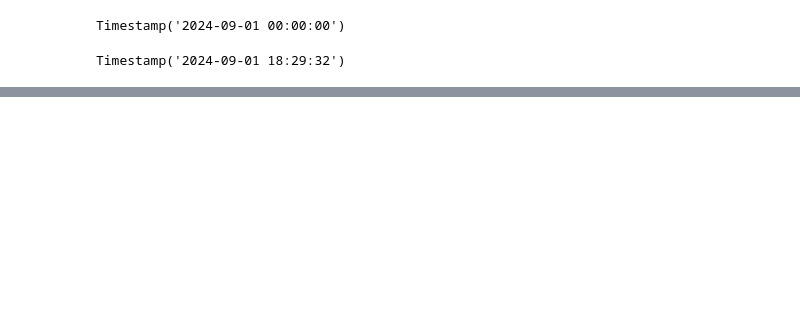
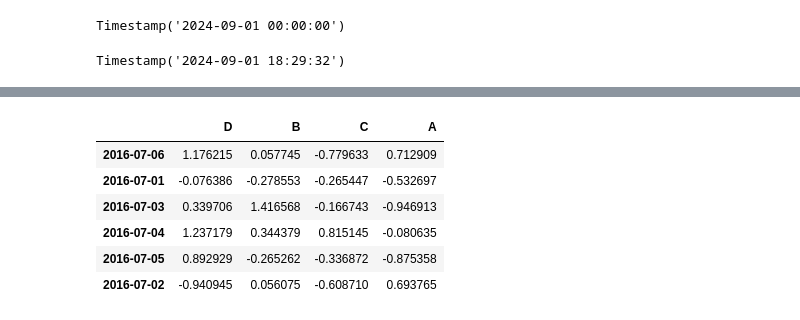
Before and after one commit to bhj8286/Data-mining, a Jupyter notebook: 수업 실습/데이터_마이닝_실습_코드.ipynb, the cells around one changed output, grey strips where cells are left out. Cells and saved outputs as stored; diff of their text form; code cells hidden in the pictures; blank space fills up the shorter version.

```diff
--- a/수업 실습/데이터_마이닝_실습_코드.ipynb
+++ b/수업 실습/데이터_마이닝_실습_코드.ipynb
@@ -727,0 +799,14 @@ print(now_format)
+# %%
+dates = df2.index
+random_dates= np.random.permutation(dates) # index의순서를섞는다.
+# index의순서를유지, 열의이름들을부여한다
+df2 = df2.reindex(index=random_dates, columns=["D", "B", "C", "A"])
+df2
+# %% [output]
+|  | D | B | C | A |
+| 2016-07-06 | 1.176215 | 0.057745 | -0.779633 | 0.712909 |
+| 2016-07-01 | -0.076386 | -0.278553 | -0.265447 | -0.532697 |
+| 2016-07-03 | 0.339706 | 1.416568 | -0.166743 | -0.946913 |
+| 2016-07-04 | 1.237179 | 0.344379 | 0.815145 | -0.080635 |
+| 2016-07-05 | 0.892929 | -0.265262 | -0.336872 | -0.875358 |
+| 2016-07-02 | -0.940945 | 0.056075 | -0.608710 | 0.693765 |
```
Also changed, not shown: parts of 39 cells of this notebook.
